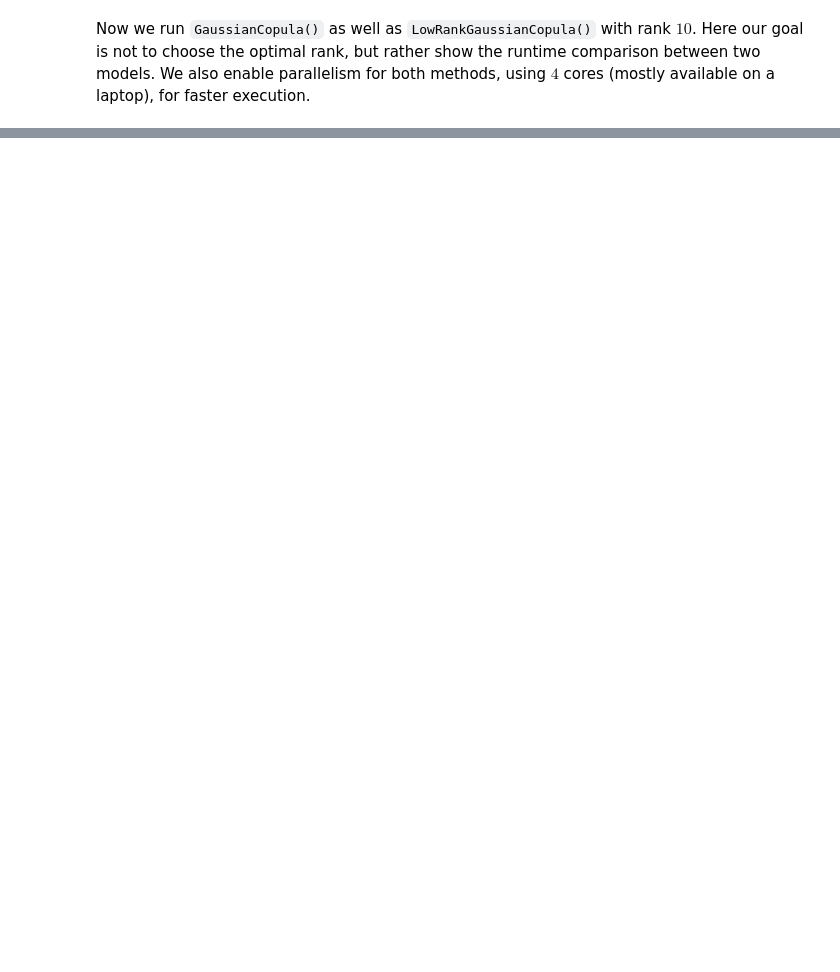
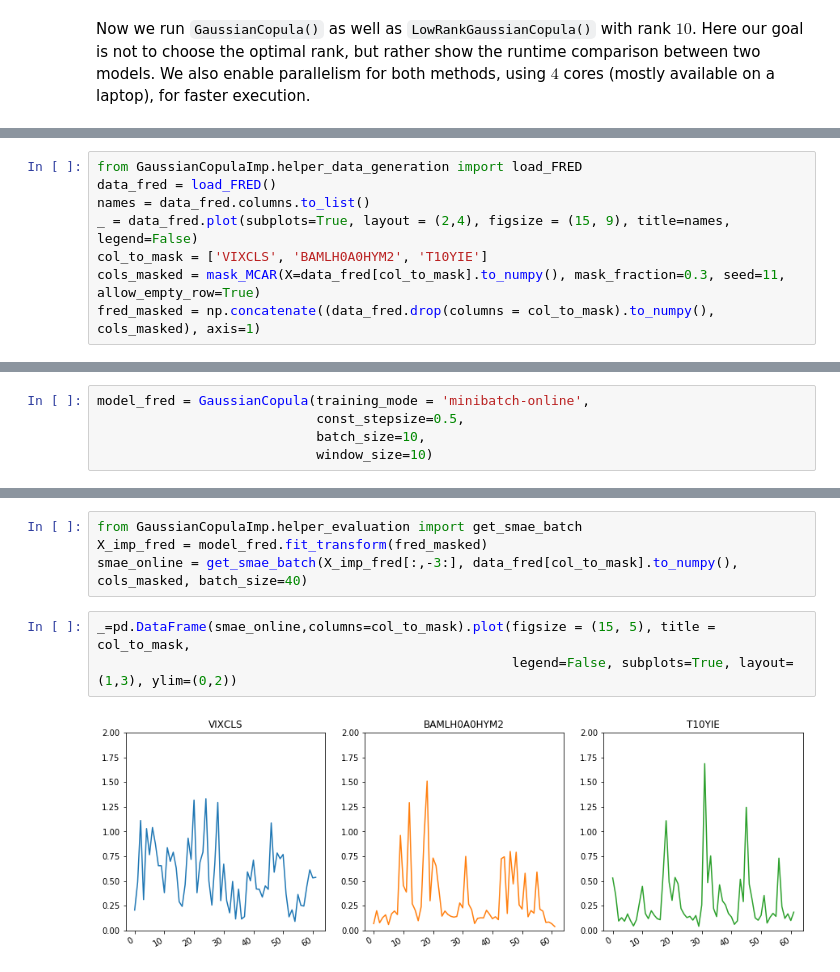
Before and after one commit to udellgroup/gcimpute, a Jupyter notebook: Examples/Main_Tutorial.ipynb, the cells around one changed output, grey strips where cells are left out. Saved outputs shown, nothing was run; the diff lists cells and outputs as text; blank space fills up the shorter version.

```diff
--- a/Examples/Main_Tutorial.ipynb
+++ b/Examples/Main_Tutorial.ipynb
@@ -423,0 +301,8 @@ _=pd.DataFrame(smae_online, columns = names).plot(figsize = (15, 9), title = nam
+# %%
+from GaussianCopulaImp.helper_data_generation import load_FRED
+data_fred = load_FRED()
+names = data_fred.columns.to_list()
+_ = data_fred.plot(subplots=True, layout = (2,4), figsize = (15, 9), title=names, legend=False)
+col_to_mask = ['VIXCLS', 'BAMLH0A0HYM2', 'T10YIE']
+cols_masked = mask_MCAR(X=data_fred[col_to_mask].to_numpy(), mask_fraction=0.3, seed=11, allow_empty_row=True)
+fred_masked = np.concatenate((data_fred.drop(columns = col_to_mask).to_numpy(), cols_masked), axis=1)
@@ -423,0 +313,5 @@ _=pd.DataFrame(smae_online, columns = names).plot(figsize = (15, 9), title = nam
+# %%
+model_fred = GaussianCopula(training_mode = 'minibatch-online',
+                            const_stepsize=0.5,
+                            batch_size=10,
+                            window_size=10)
@@ -423,0 +320,9 @@ _=pd.DataFrame(smae_online, columns = names).plot(figsize = (15, 9), title = nam
+# %%
+from GaussianCopulaImp.helper_evaluation import get_smae_batch
+X_imp_fred = model_fred.fit_transform(fred_masked)
+smae_online = get_smae_batch(X_imp_fred[:,-3:], data_fred[col_to_mask].to_numpy(), cols_masked, batch_size=40)
+# %%
+_=pd.DataFrame(smae_online,columns=col_to_mask).plot(figsize = (15, 5), title = col_to_mask,
+                                                     legend=False, subplots=True, layout=(1,3), ylim=(0,2))
+# %% [output]
+[figure, added]
```
Also changed, not shown: parts of 69 cells of this notebook, 3 other files.
